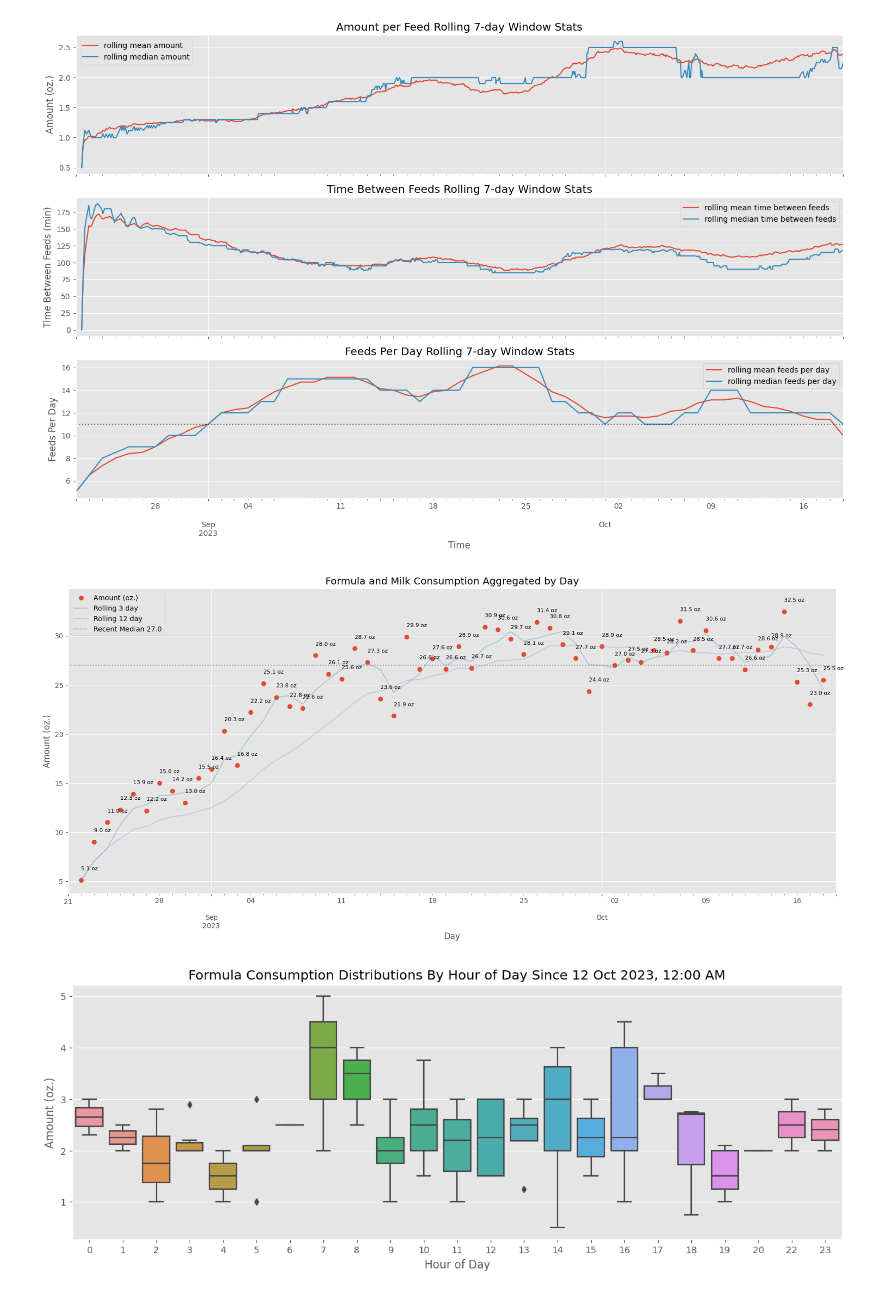
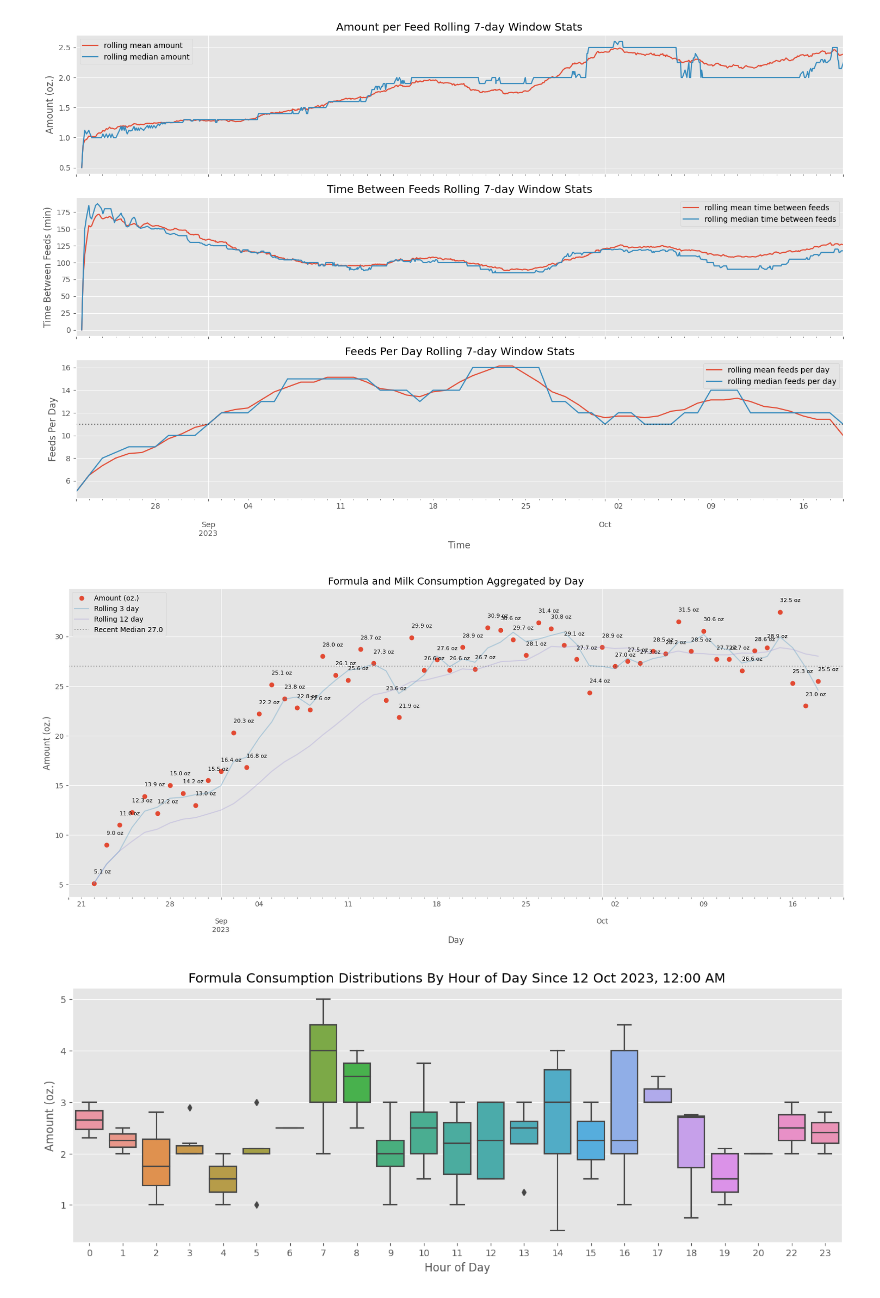
Before and after one commit to jgalloway42/andrews_baby_tracker, a Jupyter notebook: notebooks/andrews_data.ipynb, the cells around one changed output. Saved outputs shown, nothing was run; the diff lists cells and outputs as text; code cells hidden in the pictures.

Commit message:
change graph

```diff
--- a/notebooks/andrews_data.ipynb
+++ b/notebooks/andrews_data.ipynb
@@ -246,25 +246,25 @@ _=plt.savefig(os.path.join(figure_path,'feeding_rolling.png'),bbox_inches='tight
 # %%
 tdf = feeding_df.resample('D').sum()[['Amount (oz.)']]
 tdf['Rolling 3 day'] = tdf['Amount (oz.)'].rolling('3D').mean()
 tdf['Rolling 12 day'] = tdf['Amount (oz.)'].rolling('12D').mean()
 tdf = pd.DataFrame(tdf.loc[tdf.index<today]) # drop incomplete day
 tdf['x'] = range(1,len(tdf.index)+1)
 ax = tdf['Amount (oz.)'].plot(marker='o',linestyle='none',figsize=(20,8))
 ax = tdf[['Rolling 3 day','Rolling 12 day']].fillna(method='backfill').plot(ax=ax,alpha=0.3)
-ax.set_xlim(tdf.index[0]-timedelta(days=1),tdf.index[-1]+timedelta(days=1))
+ax.set_xlim(tdf.index[0]-timedelta(days=2),tdf.index[-1]+timedelta(days=2))
 yl = ax.get_ylim()
 offset = 1.0
 ax.set_ylim(yl[0],yl[1]+offset)
 for x, y in zip(tdf.index, tdf['Amount (oz.)'].values):
     ax.text(x, y+offset, f"{y:0.1f} oz", fontsize=8)
 ax.axhline(median_total,label=f'Recent Median {median_total:0.1f}',linestyle='dotted',color='k',alpha=0.3)
 ax.set_ylabel('Amount (oz.)')
 ax.set_xlabel('Day')
 ax.legend(loc='upper left')
 ax.set_title('Formula and Milk Consumption Aggregated by Day')
 _=plt.savefig(os.path.join(figure_path,'feeding_daily_totals.png'),bbox_inches='tight')
 # %% [output]
-[figure, old version]
+[figure, new version]
 # %%
 start_date,analysis_flt = get_recent_filter(feeding_df)
 ax=sns.boxplot(data=feeding_df.loc[analysis_flt],y='Amount (oz.)',x='hour_of_day')
```
Also changed, not shown: 1 other file.
